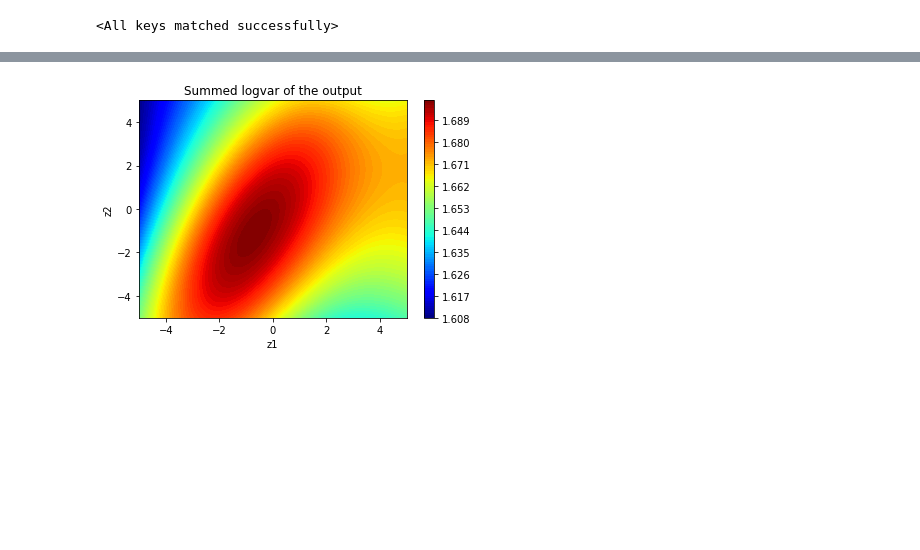
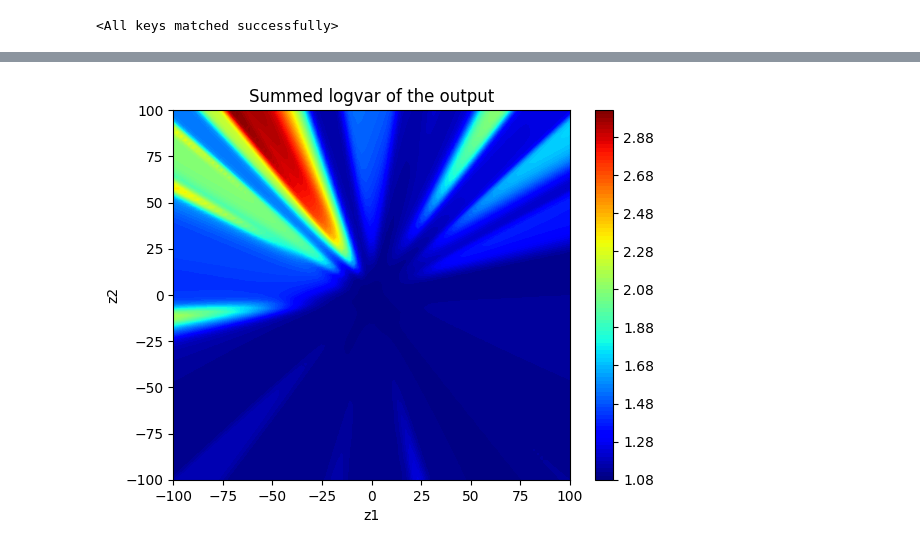
Before and after one commit to Clement-W/latent_space_oddity_MVA, a Jupyter notebook: simpler_dataset.ipynb, the cells around one changed output, grey strips where cells are left out. Cells and saved outputs as stored; diff of their text form; code cells hidden in the pictures; blank space fills up the shorter version.

```diff
--- a/simpler_dataset.ipynb
+++ b/simpler_dataset.ipynb
@@ -241,14 +256,24 @@ y_data = np.array([1]*len(X_data))
 
 # initiliiaz min3d
 min3d = np.array([X_data[:,0].min(), X_data[:,1].min()])
-max3d = np.array([X_data[:,0].max(), X_data[:,1].max()])
+mean3d = np.array([X_data[:,0].mean(), X_data[:,1].mean()])
+std3d = np.array([X_data[:,0].std(), X_data[:,1].std()])
 
 # function to normalize or unormalize data
+"""
 def normalize(X, min3d, max3d):
     X2 = np.empty_like(X)
     X2[:,0] = (X[:,0] - min3d[0])/(max3d[0] - min3d[0])
     X2[:,1] = (X[:,1] - min3d[1])/(max3d[1] - min3d[1])
     #X2[:,2] = (X[:,2] - min3d[2])/(max3d[2] - min3d[2])
+    return X2
+"""
+def normalize(X):
+    X2 = np.empty_like(X)
+    mean3d = np.array([X[:,i].mean() for i in range(X2.shape[1])])
+    X2 = X - mean3d
+    max_3d = np.array([np.max(np.abs(X2[:, i])) for i in range(X2.shape[1])])
+    X2 = X2/max_3d
     return X2
 
 def unnormalize(X, min3d, max3d):
@@ -277,20 +302,20 @@ class HyperboloidDataset(Dataset):
     def __getitem__(self, idx):
         return self.data[idx]
 
-X_data = normalize(X_data, min3d, max3d)
+X_data = normalize(X_data)
 train_dataset = HyperboloidDataset(X_data, y_data)
 
 batch_size = 32
 train_loader = DataLoader(dataset=train_dataset, batch_size=batch_size, shuffle=True,num_workers=4)
 # %%
-# model
+# TEST Théo
 input_dim = train_dataset[0][0].shape[-1]  # The dimension of the data
-hidden_dims = [2,2]  # The dimension of the hidden layers
+hidden_dims = [64, 32]  # The dimension of the hidden layers
 latent_dim = 2  # The latent space dimension
 hidden_activation = nn.Tanh()  # The activation function of the hidden layers
 encoder_output_mu_activation = nn.Identity() # Activation of the output of mu by the encoder
 encoder_output_logvar_activation = nn.Softplus() # Activation of the output of logvar by the encoder
-decoder_output_mu_activation = nn.Sigmoid() # Activation of the output of mu by the decoder
+decoder_output_mu_activation = nn.Tanh() # Activation of the output of mu by the decoder
 decoder_output_logvar_activation = nn.Softplus() # Activation of the output of logvar by the decoder
 
 # optimizer
@@ -298,8 +323,8 @@ decoder_output_logvar_activation = nn.Softplus() # Activation of the output of
 learning_rate = 1e-3 #1e-3
 
 # training
-epochs = 200
 #warmup = int(0.3 * epochs)
+epochs = 200 #
 # %%
 # initilize model
 model = VAE.VAE(input_dim,
@@ -528,14 +554,25 @@ vae_rbf_model = VAE_RBF.VAE_RBF(model,rbfnn)
 torch.save(vae_rbf_model.state_dict(), 'torch_models/toydata_vaerbfnn.pt')
 # %%
 # load the saved model
-input_dim = train_dataset[0][0].shape[-1]
+"""input_dim = train_dataset[0][0].shape[-1]
 hidden_dims = [8, 4]
 latent_dim = 2
 hidden_activation = nn.Tanh()
 encoder_output_mu_activation=nn.Identity()
 encoder_output_logvar_activation=nn.Softplus()
 decoder_output_mu_activation=nn.Sigmoid()
-decoder_output_logvar_activation=nn.Softplus()
+decoder_output_logvar_activation=nn.Softplus()"""
+
+
+# TEST Théo
+input_dim = train_dataset[0][0].shape[-1]  # The dimension of the data
+hidden_dims = [64, 32]  # The dimension of the hidden layers
+latent_dim = 2  # The latent space dimension
+hidden_activation = nn.Tanh()  # The activation function of the hidden layers
+encoder_output_mu_activation = nn.Identity() # Activation of the output of mu by the encoder
+encoder_output_logvar_activation = nn.Softplus() # Activation of the output of logvar by the encoder
+decoder_output_mu_activation = nn.Tanh() # Activation of the output of mu by the decoder
+decoder_output_logvar_activation = nn.Softplus() # Activation of the output of logvar by the decoder
 
 model_VAE = VAE.VAE(input_dim = input_dim,
                 hidden_dims = hidden_dims,
@@ -548,8 +585,8 @@ model_VAE = VAE.VAE(input_dim = input_dim,
 
 # create RBF network
 k_rbf = 64
-a = 2
-zeta_rbf = 1e-6
+a = 10
+zeta_rbf = 1e-8
 model_rbfnn = RBFNN.RBFNN(a=a,k_rbf=k_rbf,zeta_rbf=zeta_rbf,W_dim=input_dim,latent_dim=latent_dim)
 
 # create VAE-RBF model
@@ -617,31 +654,31 @@ for i,point in enumerate(highlited_points):
 # %%
 max_x = latent_means.max(dim=0).values[0]
 max_y = latent_means.max(dim=0).values[1]
 min_x = latent_means.min(dim=0).values[0]
 min_y = latent_means.min(dim=0).values[1]
 
 # plot the latent space
 n=100
-offset=5
+offset=100
 x = torch.linspace(min_x-offset,max_x+offset,n)
 y = torch.linspace(min_y-offset,max_y+offset,n)
 X,Y = torch.meshgrid(x,y)
 grid = torch.cat((X.reshape(-1,1),Y.reshape(-1,1)),dim=1)
 
 with torch.no_grad():
     logvar_x = model_VAE_RBF.VAE.decode(grid)[1]
     summed_logvar_x = torch.log(torch.sum(torch.exp(logvar_x/2),dim=1))
     #summed_logvar_x = torch.sum(logvar_x,dim=1)
     summed_logvar_x = summed_logvar_x.reshape(X.shape)
     plt.figure()
     plt.contourf(X,Y,summed_logvar_x,levels=100,cmap='jet')
     plt.colorbar()
     plt.xlabel('z1')
     plt.ylabel('z2')
     plt.title('Summed logvar of the output')
     plt.show()
 # %% [output]
-[figure, old version]
+[figure, new version]
 # %%
 max_x = latent_means.max(dim=0).values[0]
 max_y = latent_means.max(dim=0).values[1]
```
Also changed, not shown: parts of 13 cells of this notebook, 1 other file.
